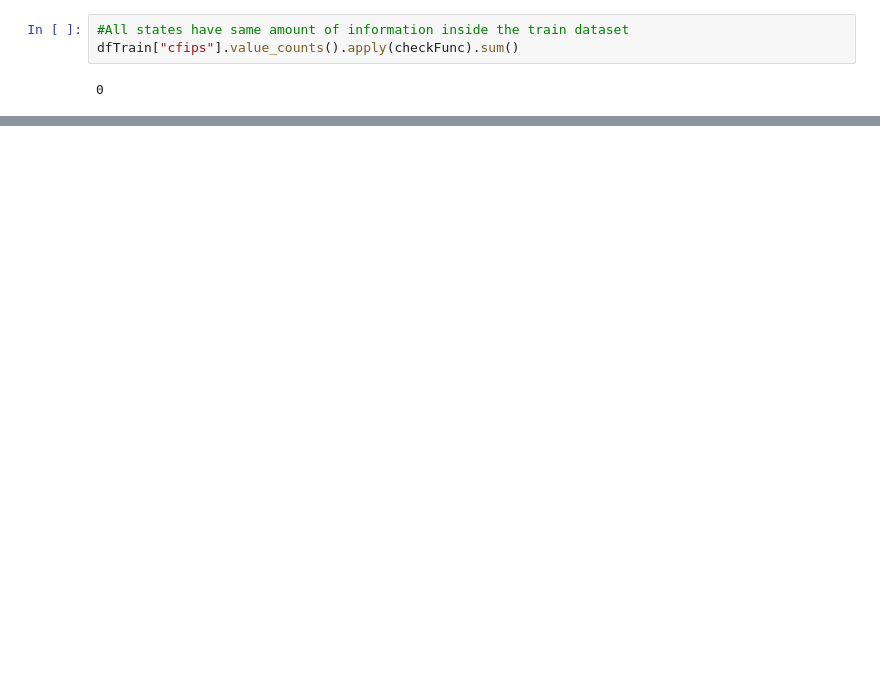
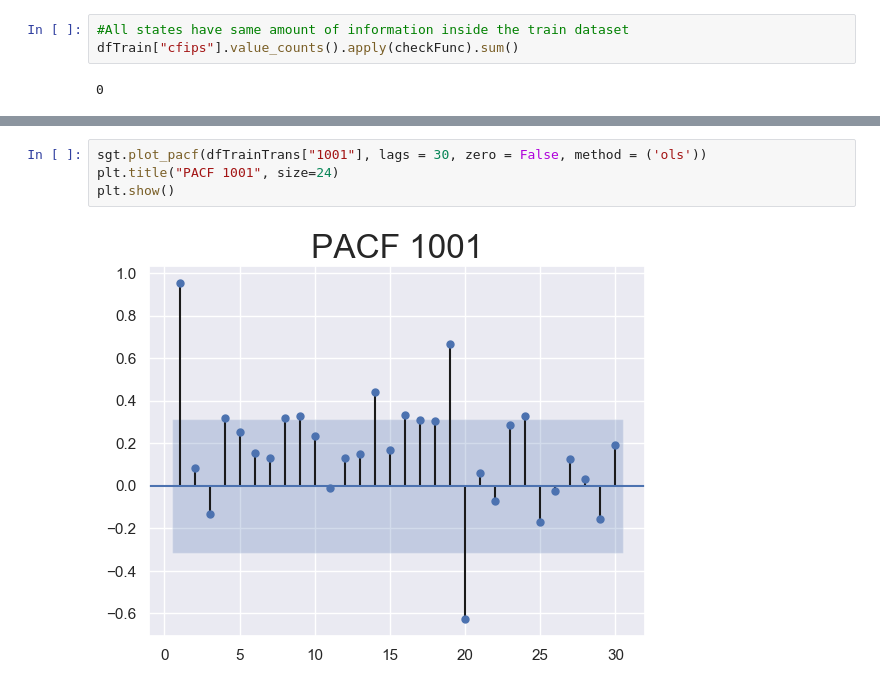
Before and after one commit to MKbinli/MLstudies, a Jupyter notebook: Timeseries1/GD Timeseries_jupyter.ipynb, the cells around one changed output, grey strips where cells are left out. Cells and saved outputs as stored; diff of their text form; blank space fills up the shorter version.

```diff
--- a/Timeseries1/GD Timeseries_jupyter.ipynb
+++ b/Timeseries1/GD Timeseries_jupyter.ipynb
@@ -255,0 +281,6 @@ first_day_of_month
+# %%
+sgt.plot_pacf(dfTrainTrans["1001"], lags = 30, zero = False, method = ('ols'))
+plt.title("PACF 1001", size=24)
+plt.show()
+# %% [output]
+[figure, added]
```
Also changed, not shown: parts of 24 cells of this notebook, 1 other file.
